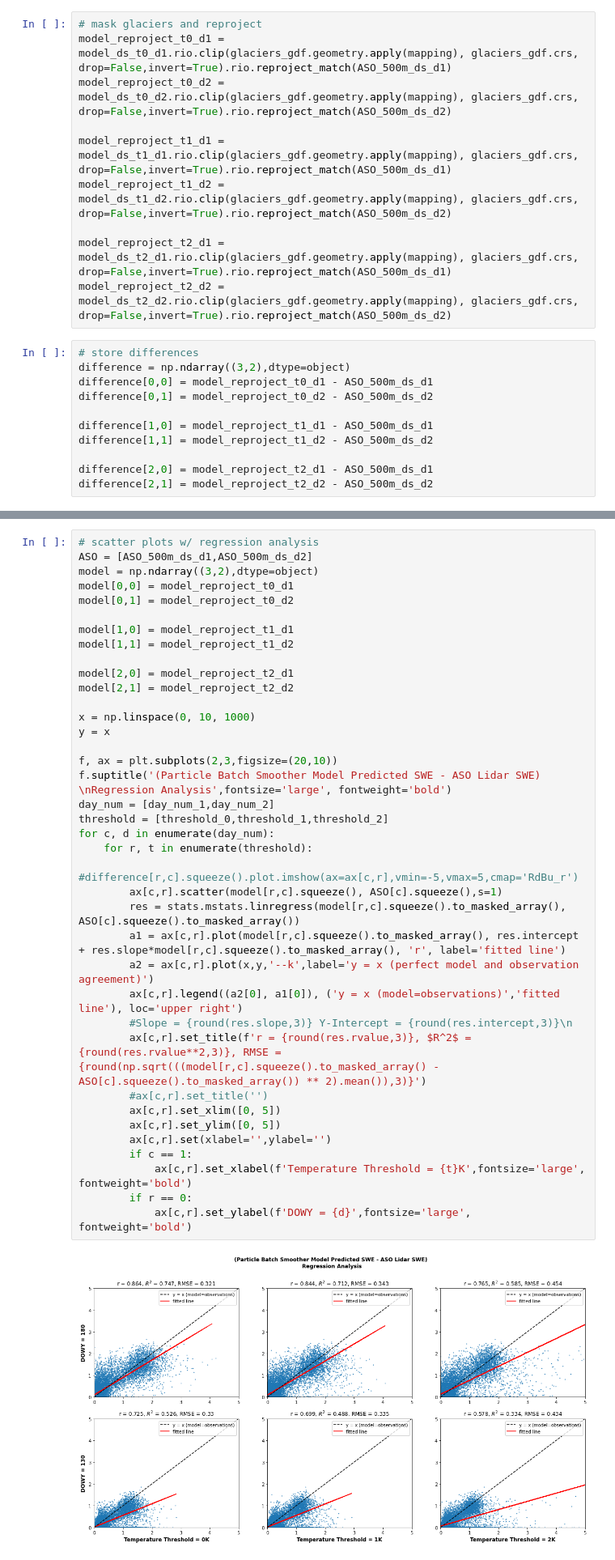
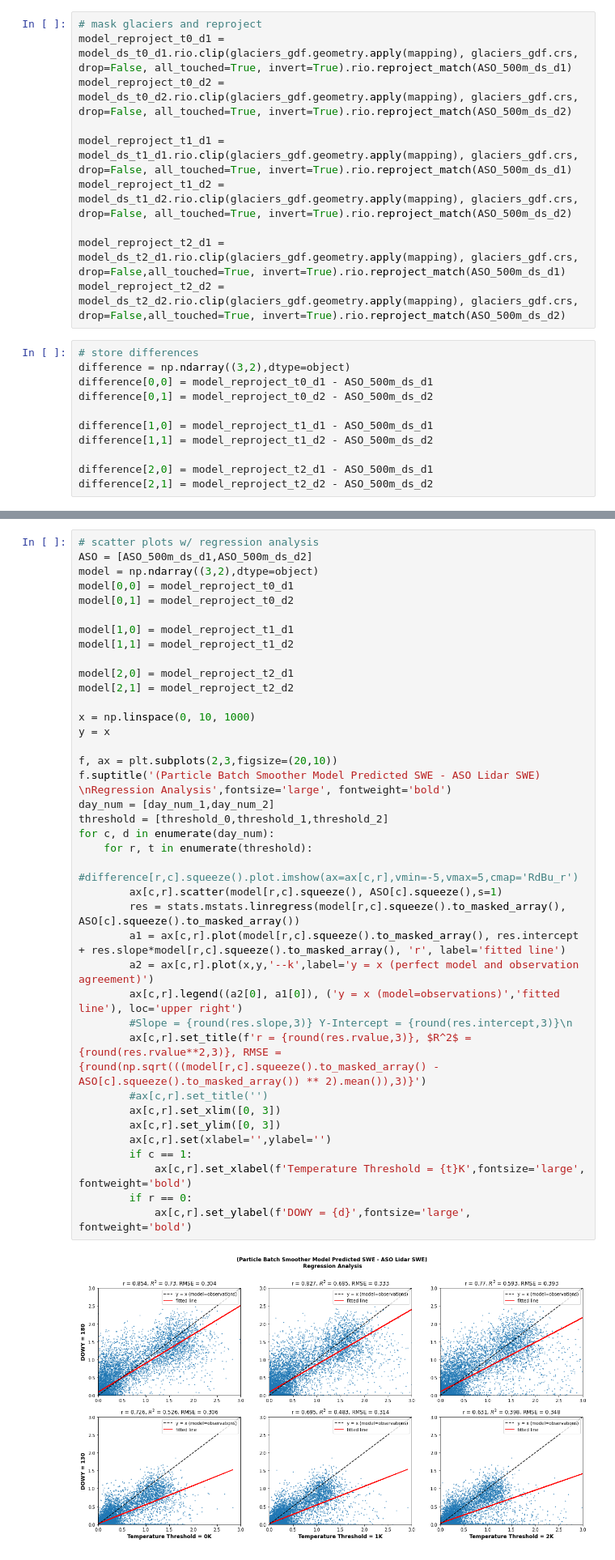
Before and after one commit to bessoh2/SnowHydro, a Jupyter notebook: plot_all_combinations.ipynb, the cells around one changed output, grey strips where cells are left out. Shown at 81% size. Drawn from its saved outputs; the diff is of its cells as text.

```diff
--- a/plot_all_combinations.ipynb
+++ b/plot_all_combinations.ipynb
@@ -64,14 +64,14 @@ ASO_500m_ds_d2 = xr.open_rasterio(f'data/Olympics_ASO_SWE_2016/ASO_500m_SWE_USAW
 glaciers_gdf = gpd.read_file('data/Glacier_shapefiles/glims_polygons.shp')
 # %%
 # mask glaciers and reproject
-model_reproject_t0_d1 = model_ds_t0_d1.rio.clip(glaciers_gdf.geometry.apply(mapping), glaciers_gdf.crs, drop=False,invert=True).rio.reproject_match(ASO_500m_ds_d1)
-model_reproject_t0_d2 = model_ds_t0_d2.rio.clip(glaciers_gdf.geometry.apply(mapping), glaciers_gdf.crs, drop=False,invert=True).rio.reproject_match(ASO_500m_ds_d2)
+model_reproject_t0_d1 = model_ds_t0_d1.rio.clip(glaciers_gdf.geometry.apply(mapping), glaciers_gdf.crs, drop=False, all_touched=True, invert=True).rio.reproject_match(ASO_500m_ds_d1)
+model_reproject_t0_d2 = model_ds_t0_d2.rio.clip(glaciers_gdf.geometry.apply(mapping), glaciers_gdf.crs, drop=False, all_touched=True, invert=True).rio.reproject_match(ASO_500m_ds_d2)
 
-model_reproject_t1_d1 = model_ds_t1_d1.rio.clip(glaciers_gdf.geometry.apply(mapping), glaciers_gdf.crs, drop=False,invert=True).rio.reproject_match(ASO_500m_ds_d1)
-model_reproject_t1_d2 = model_ds_t1_d2.rio.clip(glaciers_gdf.geometry.apply(mapping), glaciers_gdf.crs, drop=False,invert=True).rio.reproject_match(ASO_500m_ds_d2)
+model_reproject_t1_d1 = model_ds_t1_d1.rio.clip(glaciers_gdf.geometry.apply(mapping), glaciers_gdf.crs, drop=False, all_touched=True, invert=True).rio.reproject_match(ASO_500m_ds_d1)
+model_reproject_t1_d2 = model_ds_t1_d2.rio.clip(glaciers_gdf.geometry.apply(mapping), glaciers_gdf.crs, drop=False, all_touched=True, invert=True).rio.reproject_match(ASO_500m_ds_d2)
 
-model_reproject_t2_d1 = model_ds_t2_d1.rio.clip(glaciers_gdf.geometry.apply(mapping), glaciers_gdf.crs, drop=False,invert=True).rio.reproject_match(ASO_500m_ds_d1)
-model_reproject_t2_d2 = model_ds_t2_d2.rio.clip(glaciers_gdf.geometry.apply(mapping), glaciers_gdf.crs, drop=False,invert=True).rio.reproject_match(ASO_500m_ds_d2)
+model_reproject_t2_d1 = model_ds_t2_d1.rio.clip(glaciers_gdf.geometry.apply(mapping), glaciers_gdf.crs, drop=False,all_touched=True, invert=True).rio.reproject_match(ASO_500m_ds_d1)
+model_reproject_t2_d2 = model_ds_t2_d2.rio.clip(glaciers_gdf.geometry.apply(mapping), glaciers_gdf.crs, drop=False,all_touched=True, invert=True).rio.reproject_match(ASO_500m_ds_d2)
 # %%
 # store differences
 difference = np.ndarray((3,2),dtype=object)
@@ -173,33 +173,33 @@ model[0,1] = model_reproject_t0_d2
 model[1,0] = model_reproject_t1_d1
 model[1,1] = model_reproject_t1_d2
 
 model[2,0] = model_reproject_t2_d1
 model[2,1] = model_reproject_t2_d2
 
 x = np.linspace(0, 10, 1000)
 y = x
 
 f, ax = plt.subplots(2,3,figsize=(20,10))
 f.suptitle('(Particle Batch Smoother Model Predicted SWE - ASO Lidar SWE) \nRegression Analysis',fontsize='large', fontweight='bold')
 day_num = [day_num_1,day_num_2]
 threshold = [threshold_0,threshold_1,threshold_2]
 for c, d in enumerate(day_num):
     for r, t in enumerate(threshold):
         #difference[r,c].squeeze().plot.imshow(ax=ax[c,r],vmin=-5,vmax=5,cmap='RdBu_r')
         ax[c,r].scatter(model[r,c].squeeze(), ASO[c].squeeze(),s=1)
         res = stats.mstats.linregress(model[r,c].squeeze().to_masked_array(), ASO[c].squeeze().to_masked_array())
         a1 = ax[c,r].plot(model[r,c].squeeze().to_masked_array(), res.intercept + res.slope*model[r,c].squeeze().to_masked_array(), 'r', label='fitted line')
         a2 = ax[c,r].plot(x,y,'--k',label='y = x (perfect model and observation agreement)')
         ax[c,r].legend((a2[0], a1[0]), ('y = x (model=observations)','fitted line'), loc='upper right')
         #Slope = {round(res.slope,3)} Y-Intercept = {round(res.intercept,3)}\n
         ax[c,r].set_title(f'r = {round(res.rvalue,3)}, $R^2$ = {round(res.rvalue**2,3)}, RMSE = {round(np.sqrt(((model[r,c].squeeze().to_masked_array() - ASO[c].squeeze().to_masked_array()) ** 2).mean()),3)}')
         #ax[c,r].set_title('')
-        ax[c,r].set_xlim([0, 5])
-        ax[c,r].set_ylim([0, 5])
+        ax[c,r].set_xlim([0, 3])
+        ax[c,r].set_ylim([0, 3])
         ax[c,r].set(xlabel='',ylabel='')
         if c == 1:
             ax[c,r].set_xlabel(f'Temperature Threshold = {t}K',fontsize='large', fontweight='bold')
         if r == 0:
             ax[c,r].set_ylabel(f'DOWY = {d}',fontsize='large', fontweight='bold')
 # %% [output]
-[figure, old version]
+[figure, new version]
```
Also changed, not shown: parts of 3 cells of this notebook.
